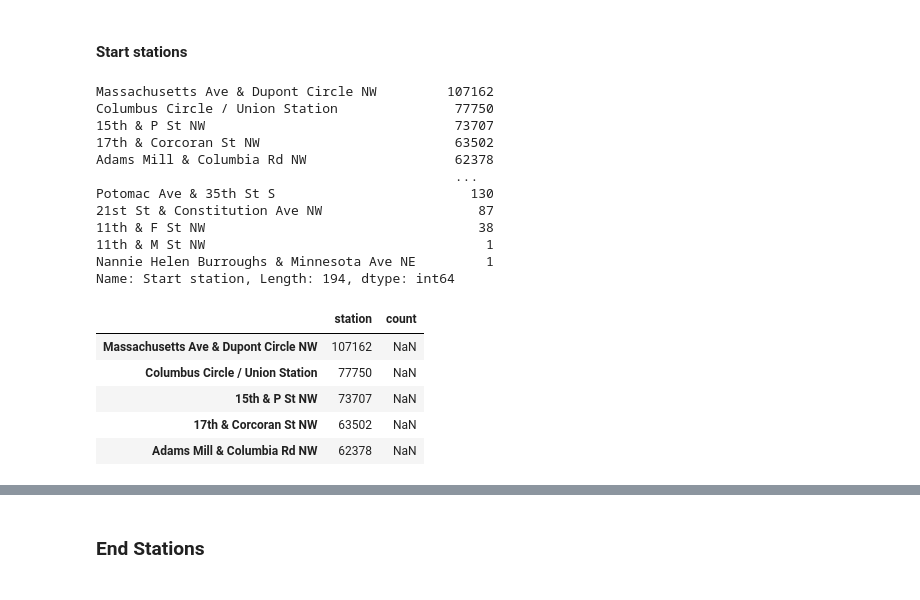
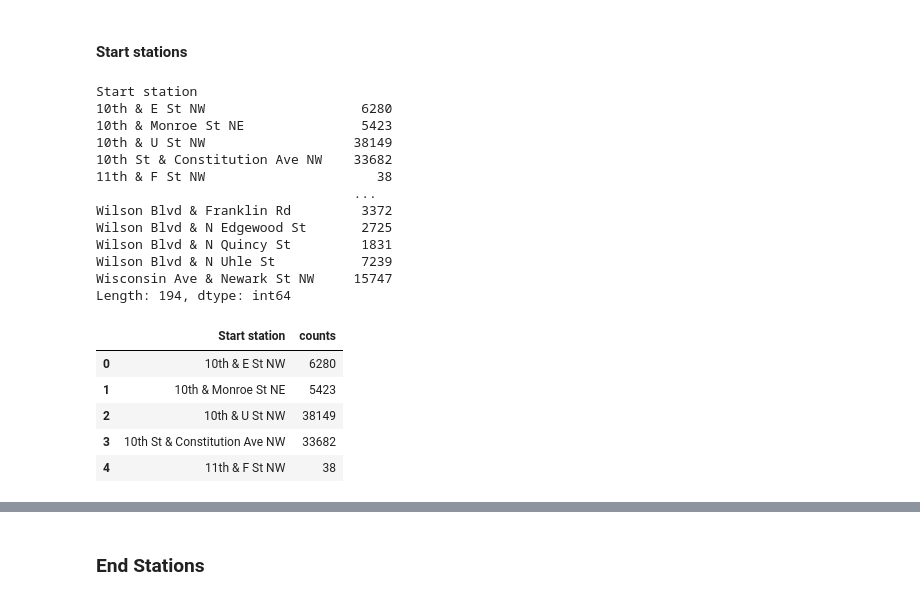
Before and after one commit to MaxLopezSalgado/capital_bike_sharing, a Jupyter notebook: data_wrangling/data_wrangling.ipynb, the cells around one changed output, grey strips where cells are left out. Cells and saved outputs as stored; diff of their text form; code cells hidden in the pictures.

```diff
--- a/data_wrangling/data_wrangling.ipynb
+++ b/data_wrangling/data_wrangling.ipynb
@@ -664,36 +672,3 @@ display(trip_history['End station'].nunique())
 ### Create a new df with the count values of the start and end stations
 # %% [markdown]
 #### Start stations
-# %%
-# count the unique values of the columns start station and end station
-start_station_count_2011_2012 = trip_history['Start station'].value_counts()
-
-display(start_station_count_2011_2012)
-# %% [output]
-Massachusetts Ave & Dupont Circle NW         107162
-Columbus Circle / Union Station               77750
-15th & P St NW                                73707
-17th & Corcoran St NW                         63502
-Adams Mill & Columbia Rd NW                   62378
-                                              ...
-Potomac Ave & 35th St S                         130
-21st St & Constitution Ave NW                    87
-11th & F St NW                                   38
-11th & M St NW                                    1
-Nannie Helen Burroughs & Minnesota Ave NE         1
-Name: Start station, Length: 194, dtype: int64
-# %%
-# Transform the start_station_count_2011_2012 to a data frame with column names and index
-start_station_count_2011_2012 = pd.DataFrame(start_station_count_2011_2012, columns=['Start station', 'count'])
-start_station_count_2011_2012.reset_index(drop=False)
-start_station_count_2011_2012.columns = ['station', 'count']
-
-# check the first 5 rows of the start_station_count_2011_2012 dataset
-display(start_station_count_2011_2012.head())
-# %% [output]
-|  | station | count |
-| Massachusetts Ave & Dupont Circle NW | 107162 | NaN |
-| Columbus Circle / Union Station | 77750 | NaN |
-| 15th & P St NW | 73707 | NaN |
-| 17th & Corcoran St NW | 63502 | NaN |
-| Adams Mill & Columbia Rd NW | 62378 | NaN |
@@ -705,0 +675,29 @@ pd.DataFrame(start_station).to_csv('/Users/maximilianolopezsalgado/data_projects
+# %%
+# count the unique values of each start stations using groupby
+display(trip_history.groupby('Start station').size())
+
+# create a new df with the unique values of each start stations and the count of each start station
+start_station = pd.DataFrame(trip_history.groupby('Start station').size().reset_index(name='counts'))
+
+# check the first 5 rows of the start_station dataset
+display(start_station.head())
+# %% [output]
+Start station
+10th & E St NW                    6280
+10th & Monroe St NE               5423
+10th & U St NW                   38149
+10th St & Constitution Ave NW    33682
+11th & F St NW                      38
+                                 ...
+Wilson Blvd & Franklin Rd         3372
+Wilson Blvd & N Edgewood St       2725
+Wilson Blvd & N Quincy St         1831
+Wilson Blvd & N Uhle St           7239
+Wisconsin Ave & Newark St NW     15747
+Length: 194, dtype: int64
+|  | Start station | counts |
+| 0 | 10th & E St NW | 6280 |
+| 1 | 10th & Monroe St NE | 5423 |
+| 2 | 10th & U St NW | 38149 |
+| 3 | 10th St & Constitution Ave NW | 33682 |
+| 4 | 11th & F St NW | 38 |
```
Also changed, not shown: parts of 13 cells of this notebook.
